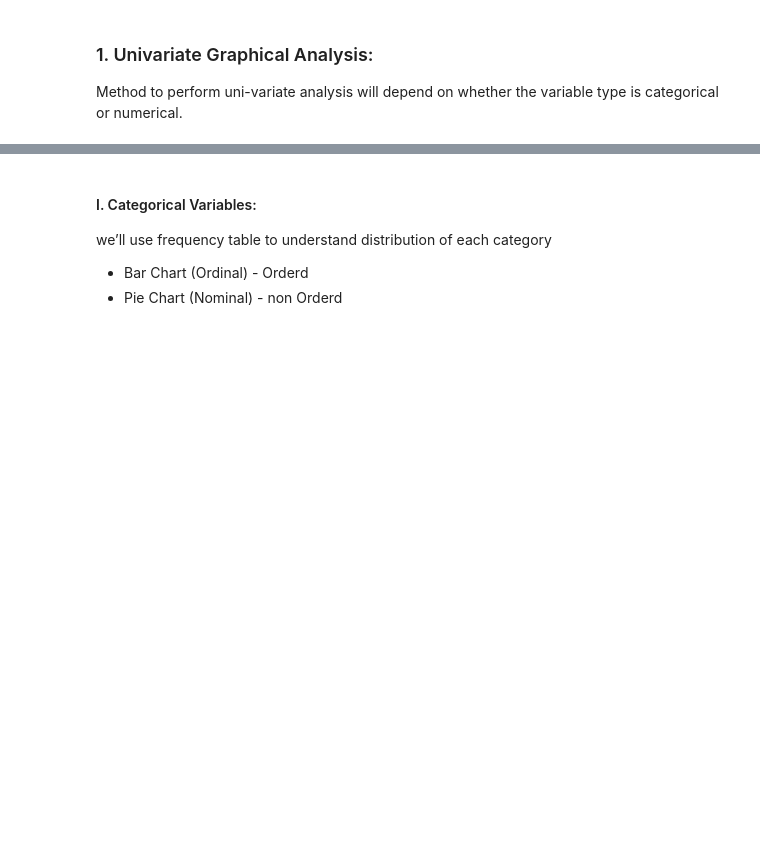
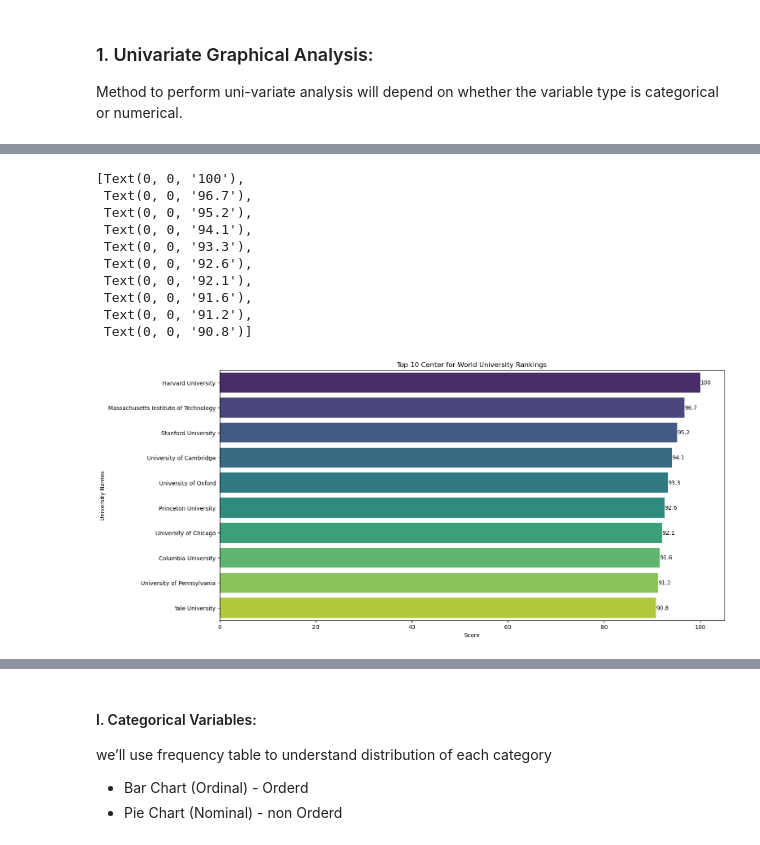
Before and after one commit to ABDULKREM-AL-SAIF/world-university-rankings-analysis, a Jupyter notebook: EDA explain template.ipynb, the cells around one changed output, grey strips where cells are left out. Saved outputs shown, nothing was run; the diff lists cells and outputs as text; code cells hidden in the pictures; blank space fills up the shorter version.

```diff
--- a/EDA explain template.ipynb
+++ b/EDA explain template.ipynb
@@ -676,4 +678,12 @@ world_rank_df['Research Rank'] = world_rank_df['Research Rank'].replace('-', 0)
 # Change Data Type For Research Rank Column To Integer
 world_rank_df['Research Rank'] = world_rank_df['Research Rank'].astype(int)
 # %%
-# go back to 6th dimention --> Completeness
+def name_change(x):
+    if "\n" in x:
+        return x.split("\n")[0]
+    else:
+        return x
+
+world_rank_df["University Names"] = world_rank_df["University Names"].apply(name_change)
+
+world_rank_df.head(20)
@@ -723,0 +769,17 @@ Method to perform uni-variate analysis will depend on whether the variable type
+# %%
+plt.figure(figsize=(16,8))
+plt.title('Top 10 Center for World University Rankings')
+t = sns.barplot(x='Score', y='University Names', data=world_rank_df[:10], palette = 'viridis', width = 0.8)
+t.bar_label(t.containers[0])
+# %% [output]
+[Text(0, 0, '100'),
+ Text(0, 0, '96.7'),
+ Text(0, 0, '95.2'),
+ Text(0, 0, '94.1'),
+ Text(0, 0, '93.3'),
+ Text(0, 0, '92.6'),
+ Text(0, 0, '92.1'),
+ Text(0, 0, '91.6'),
+ Text(0, 0, '91.2'),
+ Text(0, 0, '90.8')]
+[figure, added]
```
Also changed, not shown: parts of 18 cells of this notebook.
